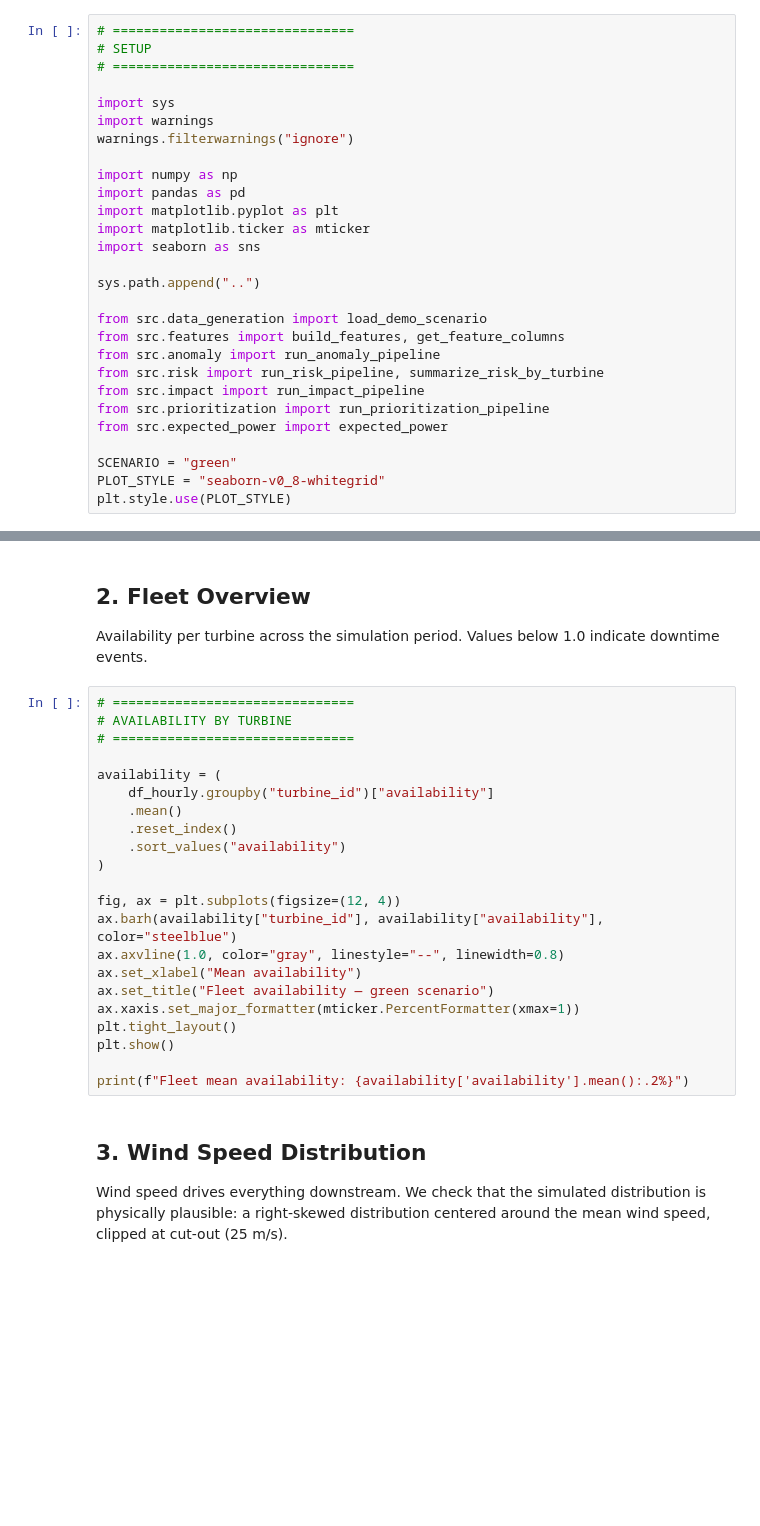
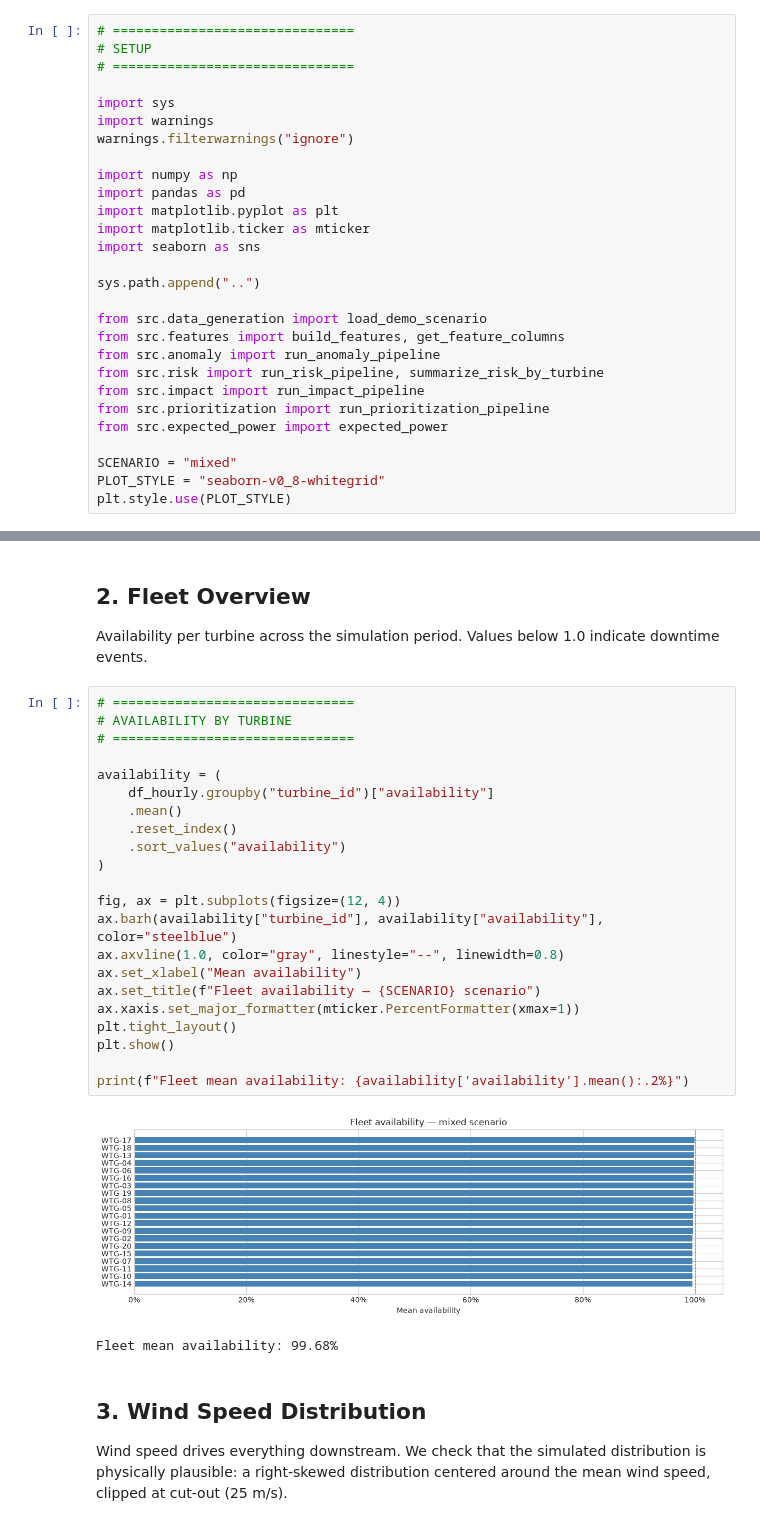
Before and after one commit to AdriARE/windops-ai-copilot, a Jupyter notebook: notebooks/01_eda_demo_data.ipynb, the cells around one changed output, grey strips where cells are left out. Saved outputs shown, nothing was run; the diff lists cells and outputs as text; blank space fills up the shorter version.

Commit message:
fix: config.y y data_generation - add mixed scenario

```diff
--- a/notebooks/01_eda_demo_data.ipynb
+++ b/notebooks/01_eda_demo_data.ipynb
@@ -35,7 +35,7 @@ from src.impact import run_impact_pipeline
 from src.prioritization import run_prioritization_pipeline
 from src.expected_power import expected_power
 
-SCENARIO = "green"
+SCENARIO = "mixed"
 PLOT_STYLE = "seaborn-v0_8-whitegrid"
 plt.style.use(PLOT_STYLE)
 # %% [markdown]
@@ -66,25 +73,28 @@ Availability per turbine across the simulation period. Values below 1.0 indicate
 # %%
 # ===============================
 # AVAILABILITY BY TURBINE
 # ===============================
 
 availability = (
     df_hourly.groupby("turbine_id")["availability"]
     .mean()
     .reset_index()
     .sort_values("availability")
 )
 
 fig, ax = plt.subplots(figsize=(12, 4))
 ax.barh(availability["turbine_id"], availability["availability"], color="steelblue")
 ax.axvline(1.0, color="gray", linestyle="--", linewidth=0.8)
 ax.set_xlabel("Mean availability")
-ax.set_title("Fleet availability — green scenario")
+ax.set_title(f"Fleet availability — {SCENARIO} scenario")
 ax.xaxis.set_major_formatter(mticker.PercentFormatter(xmax=1))
 plt.tight_layout()
 plt.show()
 
 print(f"Fleet mean availability: {availability['availability'].mean():.2%}")
+# %% [output]
+[figure, added]
+Fleet mean availability: 99.68%
 # %% [markdown]
 ## 3. Wind Speed Distribution
 
```
Also changed, not shown: parts of 9 cells of this notebook, 12 other files.
